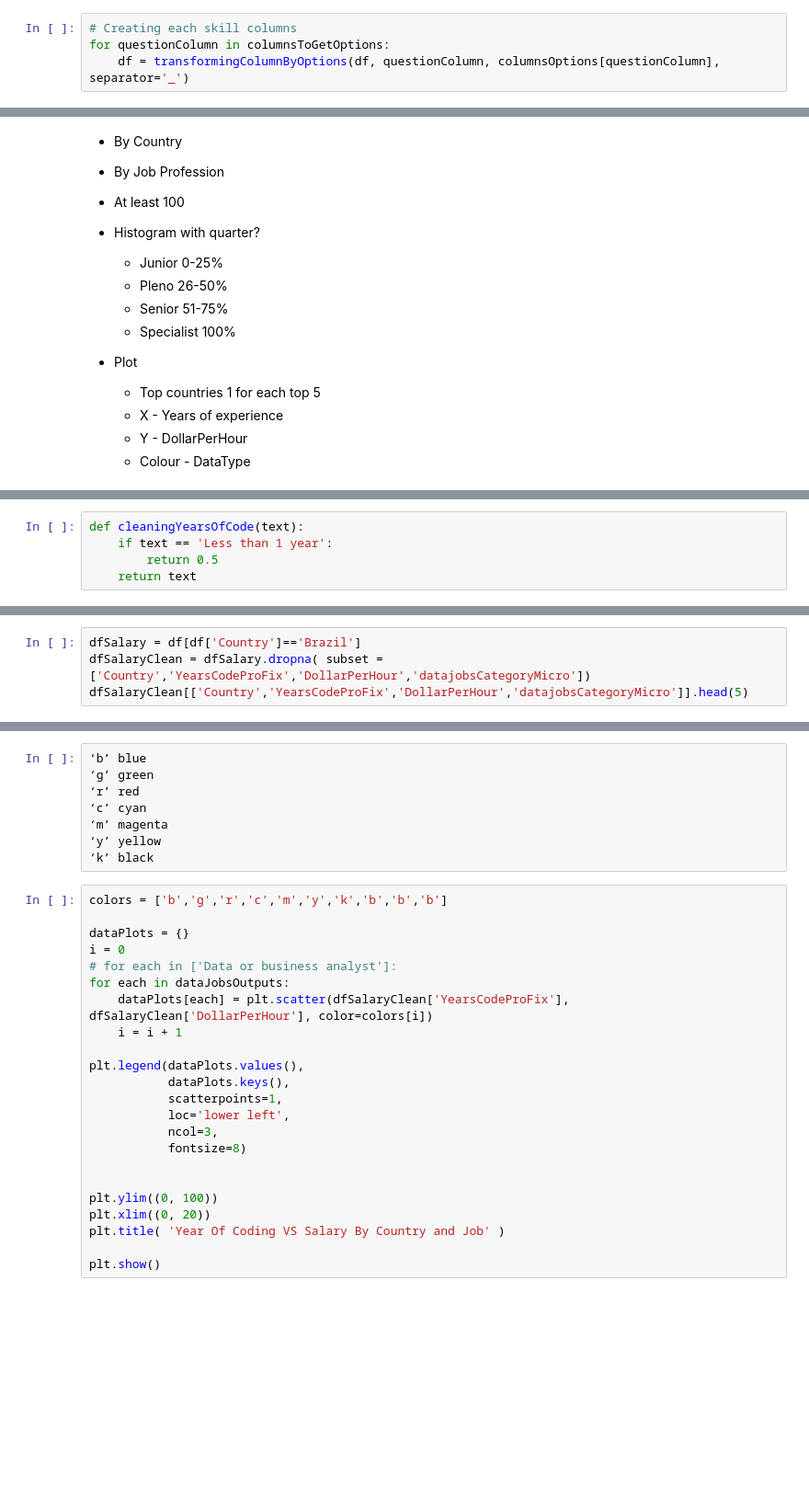
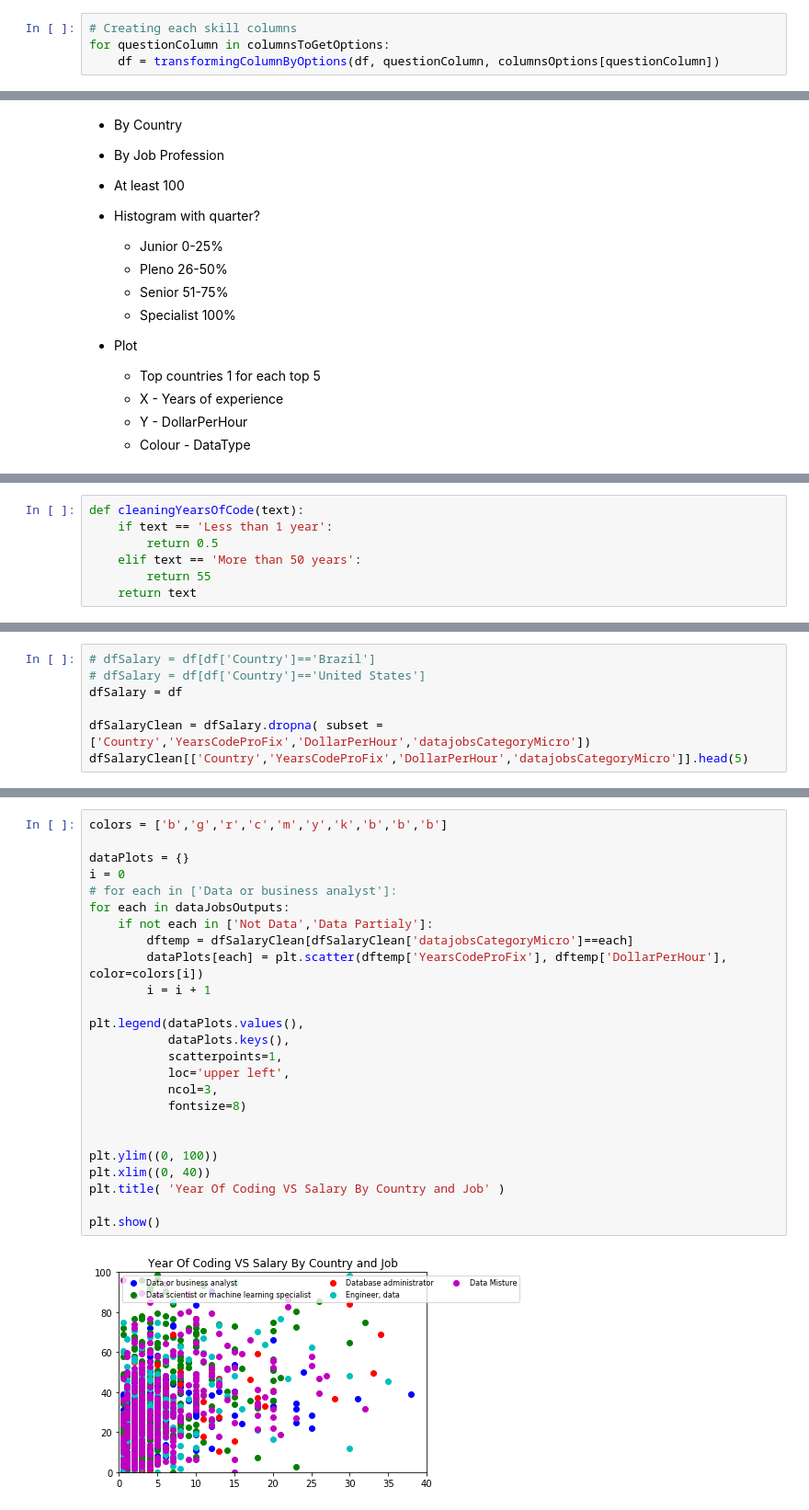
Before and after one commit to RenanVieiraDias/portfolio__data_science_articles, a Jupyter notebook: datasciencemedium.ipynb, the cells around one changed output, grey strips where cells are left out. Shown at 92% size. Saved outputs shown, nothing was run; the diff lists cells and outputs as text; blank space fills up the shorter version.

Commit message:
rvd-startingSalaryModel
Starting to solve question number 3

```diff
--- a/datasciencemedium.ipynb
+++ b/datasciencemedium.ipynb
@@ -126,7 +132,7 @@ for each in columnsToGetOptions:
 # %%
 # Creating each skill columns
 for questionColumn in columnsToGetOptions:
-    df = transformingColumnByOptions(df, questionColumn, columnsOptions[questionColumn], separator='_')
+    df = transformingColumnByOptions(df, questionColumn, columnsOptions[questionColumn])
 # %% [markdown]
 ### Checking the Employment
 - Columns: Employment
@@ -264,6 +328,8 @@ df[['Country','CurrencySymbol','CurrencyDesc','CompTotal','CompFreq','ConvertedC
 def cleaningYearsOfCode(text):
     if text == 'Less than 1 year':
         return 0.5
+    elif text == 'More than 50 years':
+        return 55
     return text
 # %%
 df['YearsCodeProFix'] = df['YearsCodePro'].apply(cleaningYearsOfCode)
@@ -271,4 +344,7 @@ df['YearsCodeProFix'].head()
 # %%
-dfSalary = df[df['Country']=='Brazil']
+# dfSalary = df[df['Country']=='Brazil']
+# dfSalary = df[df['Country']=='United States']
+dfSalary = df
+
 dfSalaryClean = dfSalary.dropna( subset = ['Country','YearsCodeProFix','DollarPerHour','datajobsCategoryMicro'])
 dfSalaryClean[['Country','YearsCodeProFix','DollarPerHour','datajobsCategoryMicro']].head(5)
@@ -277,31 +389,27 @@ dataJobsOutputs
-# %%
-‘b’	blue
-‘g’	green
-‘r’	red
-‘c’	cyan
-‘m’	magenta
-‘y’	yellow
-‘k’	black
 # %%
 colors = ['b','g','r','c','m','y','k','b','b','b']
 
 dataPlots = {}
 i = 0
 # for each in ['Data or business analyst']:
 for each in dataJobsOutputs:
-    dataPlots[each] = plt.scatter(dfSalaryClean['YearsCodeProFix'], dfSalaryClean['DollarPerHour'], color=colors[i])
-    i = i + 1
+    if not each in ['Not Data','Data Partialy']:
+        dftemp = dfSalaryClean[dfSalaryClean['datajobsCategoryMicro']==each]
+        dataPlots[each] = plt.scatter(dftemp['YearsCodeProFix'], dftemp['DollarPerHour'], color=colors[i])
+        i = i + 1
 
 plt.legend(dataPlots.values(),
            dataPlots.keys(),
            scatterpoints=1,
-           loc='lower left',
+           loc='upper left',
            ncol=3,
            fontsize=8)
 
 
 plt.ylim((0, 100))
-plt.xlim((0, 20))
+plt.xlim((0, 40))
 plt.title( 'Year Of Coding VS Salary By Country and Job' )
 
 plt.show()
+# %% [output]
+[figure, added]
```
Also changed, not shown: parts of 26 cells of this notebook.
